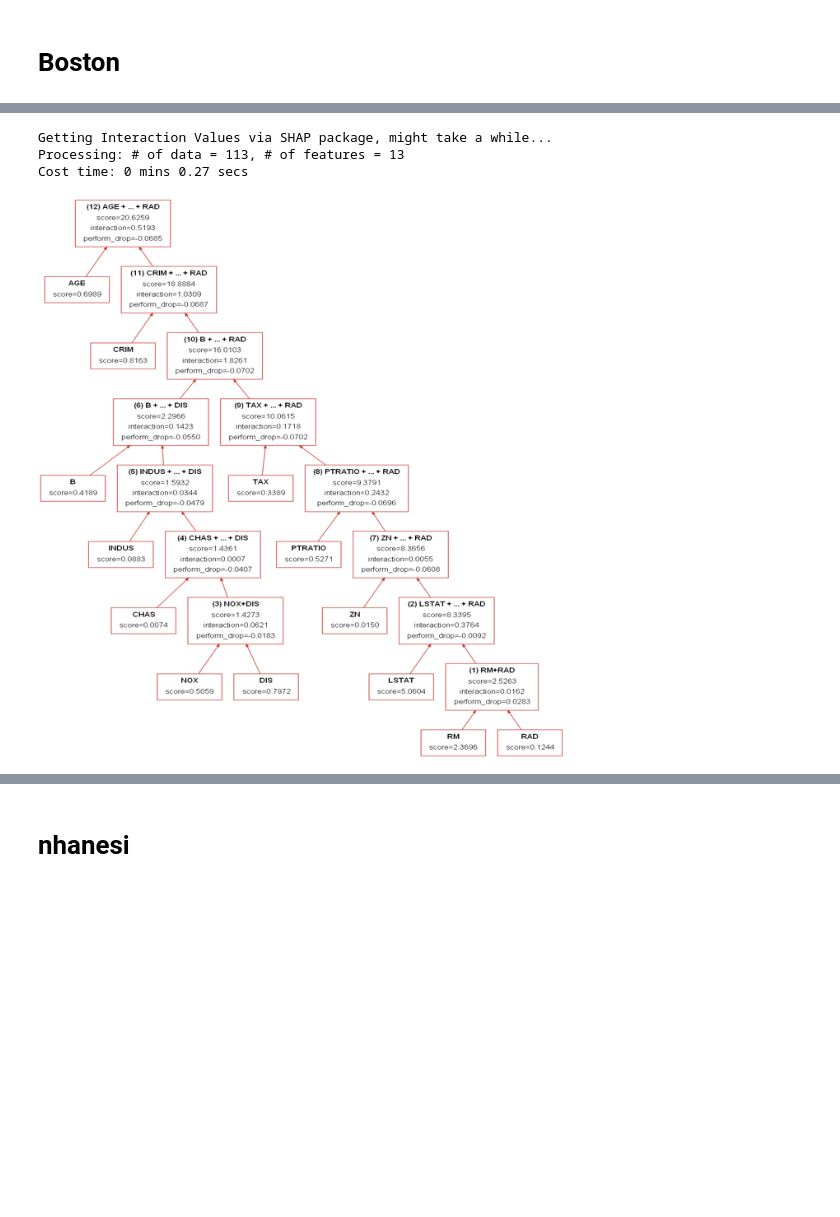
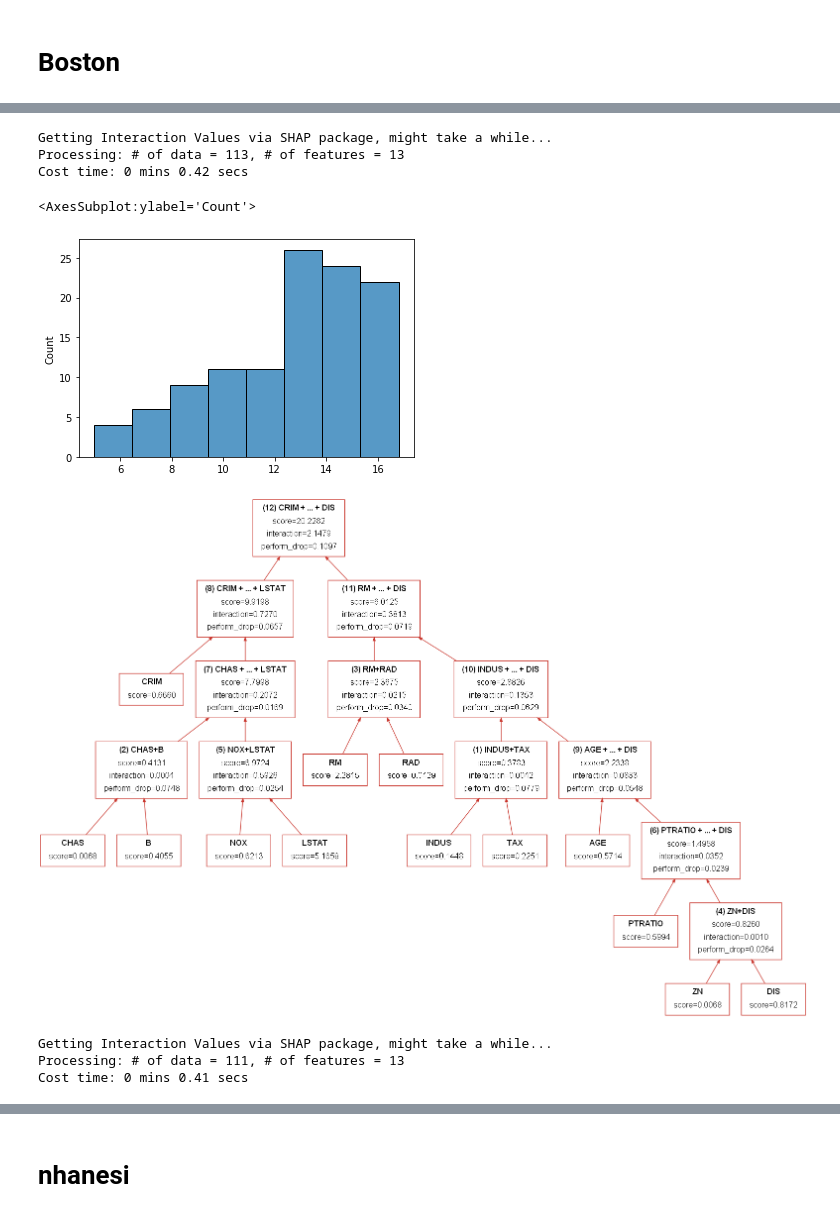
Before and after one commit to simonjisu/FeatureInteractionTree, a Jupyter notebook: notebooks/Finer Granularity Explanation.ipynb, the cells around one changed output, grey strips where cells are left out. Drawn from its saved outputs; the diff is of its cells as text; code cells hidden in the pictures; blank space fills up the shorter version.

```diff
--- a/notebooks/Finer Granularity Explanation.ipynb
+++ b/notebooks/Finer Granularity Explanation.ipynb
@@ -205,7 +400,7 @@ display(img.resize((640, 680)))
 seed = 8
 dataset = Dataset(dataset_name='boston', data_folder='../data', seed=seed)
 model_builder = ModelBuilder()
-results = model_builder.train(dataset, eta=0.3, max_depth=8, subsample=1.0, seed=seed, num_rounds=200)
+results = model_builder.train(dataset, eta=0.1, max_depth=8, subsample=1.0, seed=seed, num_rounds=200)
 
 performance = results['score']
 model = results['model']
@@ -240,19 +450,35 @@ test performance is 0.7561
+# %%
+# get tree from group 0
+group_id = 0
+shap_interactions = tree_builder.shap_interaction_values(group_id=group_id)
+# %% [output]
+Getting Interaction Values via SHAP package, might take a while...
+Processing: # of data = 113, # of features = 13
+Cost time: 0 mins 0.42 secs
+# %%
+sns.histplot(dataset[group_id]['y_train'])
+# %% [output]
+<AxesSubplot:ylabel='Count'>
+[figure, added]
 # %%
-# get tree from group 0
-group_id = 0
-shap_interactions = tree_builder.shap_interaction_values(group_id=group_id)
 tree = tree_builder.build(
     score_method='abs',
     shap_interactions=shap_interactions,
-    n_select=5,
-    r_filter=0.5,
+    n_select_scores=5,
+    n_select_performance=5,
     max_iter=None,
+    initialize=None,
     rt_only_best=True
 )
 img = tree.show_tree(feature_names=dataset.feature_names)
-display(img.resize((640, 680)))
+display(img)
 # %% [output]
-Getting Interaction Values via SHAP package, might take a while...
-Processing: # of data = 113, # of features = 13
-Cost time: 0 mins 0.27 secs
-[figure, old version]
+[figure, new version]
+# %%
+# get tree from group 3
+group_id = 3
+shap_interactions = tree_builder.shap_interaction_values(group_id=group_id)
+# %% [output]
+Getting Interaction Values via SHAP package, might take a while...
+Processing: # of data = 111, # of features = 13
+Cost time: 0 mins 0.41 secs
```
Also changed, not shown: parts of 63 cells of this notebook, 4 other files.
